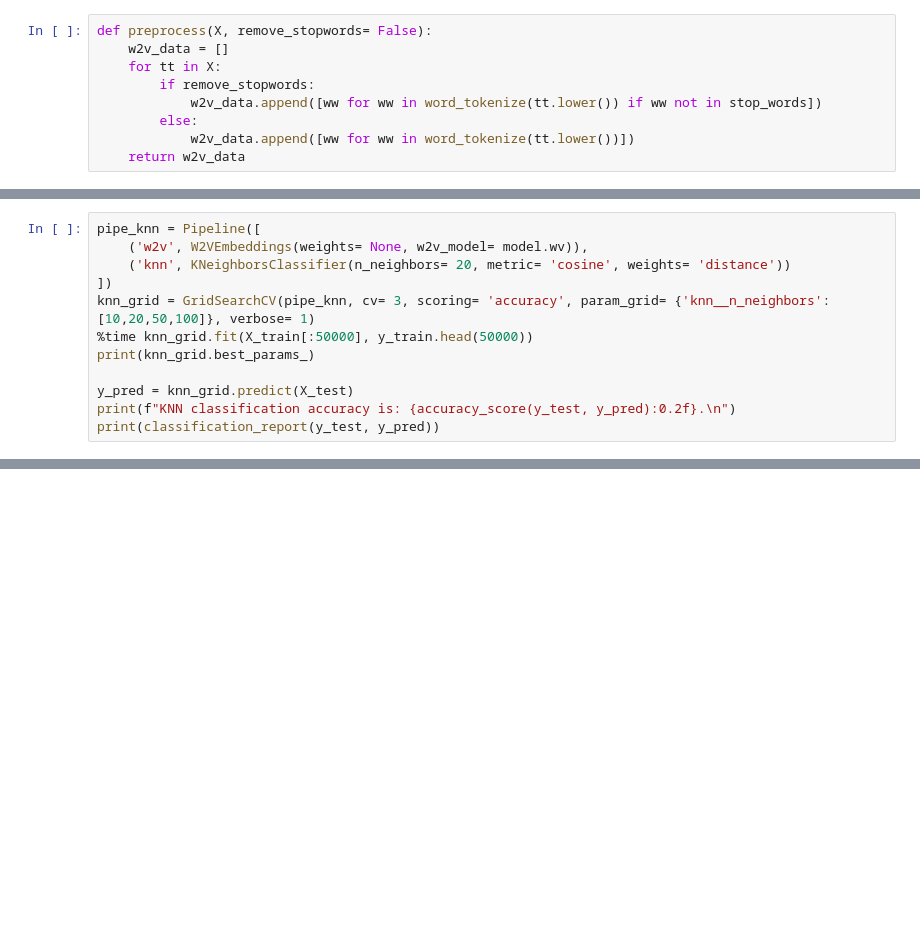
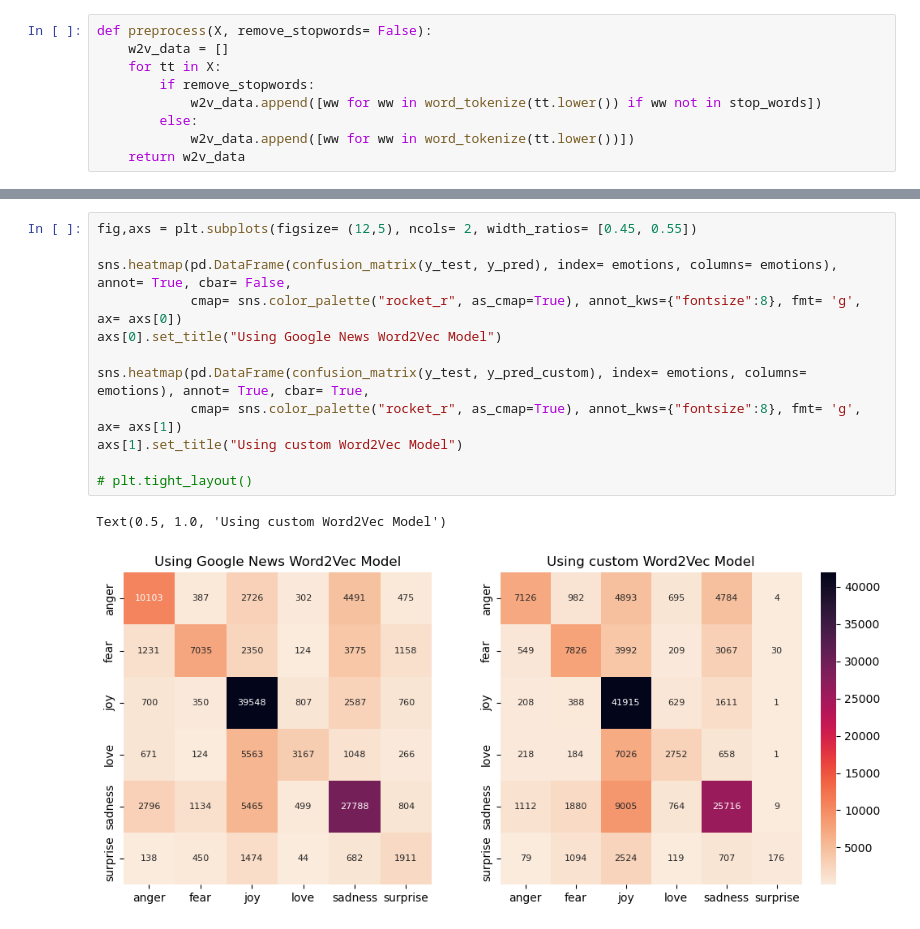
Before and after one commit to garimasc/emotional_classification, a Jupyter notebook: word2vec.ipynb, the cells around one changed output, grey strips where cells are left out. Cells and saved outputs as stored; diff of their text form; blank space fills up the shorter version.

```diff
--- a/word2vec.ipynb
+++ b/word2vec.ipynb
@@ -236,12 +225,0 @@ weighted avg       0.67      0.66      0.62     99880
-# %%
-pipe_knn = Pipeline([
-    ('w2v', W2VEmbeddings(weights= None, w2v_model= model.wv)),
-    ('knn', KNeighborsClassifier(n_neighbors= 20, metric= 'cosine', weights= 'distance'))
-])
-knn_grid = GridSearchCV(pipe_knn, cv= 3, scoring= 'accuracy', param_grid= {'knn__n_neighbors':[10,20,50,100]}, verbose= 1)
-%time knn_grid.fit(X_train[:50000], y_train.head(50000))
-print(knn_grid.best_params_)
-
-y_pred = knn_grid.predict(X_test)
-print(f"KNN classification accuracy is: {accuracy_score(y_test, y_pred):0.2f}.\n")
-print(classification_report(y_test, y_pred))
@@ -277,0 +256,15 @@ array(['sadness', 'sadness'], dtype='<U8')
+# %%
+fig,axs = plt.subplots(figsize= (12,5), ncols= 2, width_ratios= [0.45, 0.55])
+
+sns.heatmap(pd.DataFrame(confusion_matrix(y_test, y_pred), index= emotions, columns= emotions), annot= True, cbar= False,
+            cmap= sns.color_palette("rocket_r", as_cmap=True), annot_kws={"fontsize":8}, fmt= 'g', ax= axs[0])
+axs[0].set_title("Using Google News Word2Vec Model")
+
+sns.heatmap(pd.DataFrame(confusion_matrix(y_test, y_pred_custom), index= emotions, columns= emotions), annot= True, cbar= True,
+            cmap= sns.color_palette("rocket_r", as_cmap=True), annot_kws={"fontsize":8}, fmt= 'g', ax= axs[1])
+axs[1].set_title("Using custom Word2Vec Model")
+
+# plt.tight_layout()
+# %% [output]
+Text(0.5, 1.0, 'Using custom Word2Vec Model')
+[figure, added]
```
Also changed, not shown: parts of 14 cells of this notebook, 1 other file.
